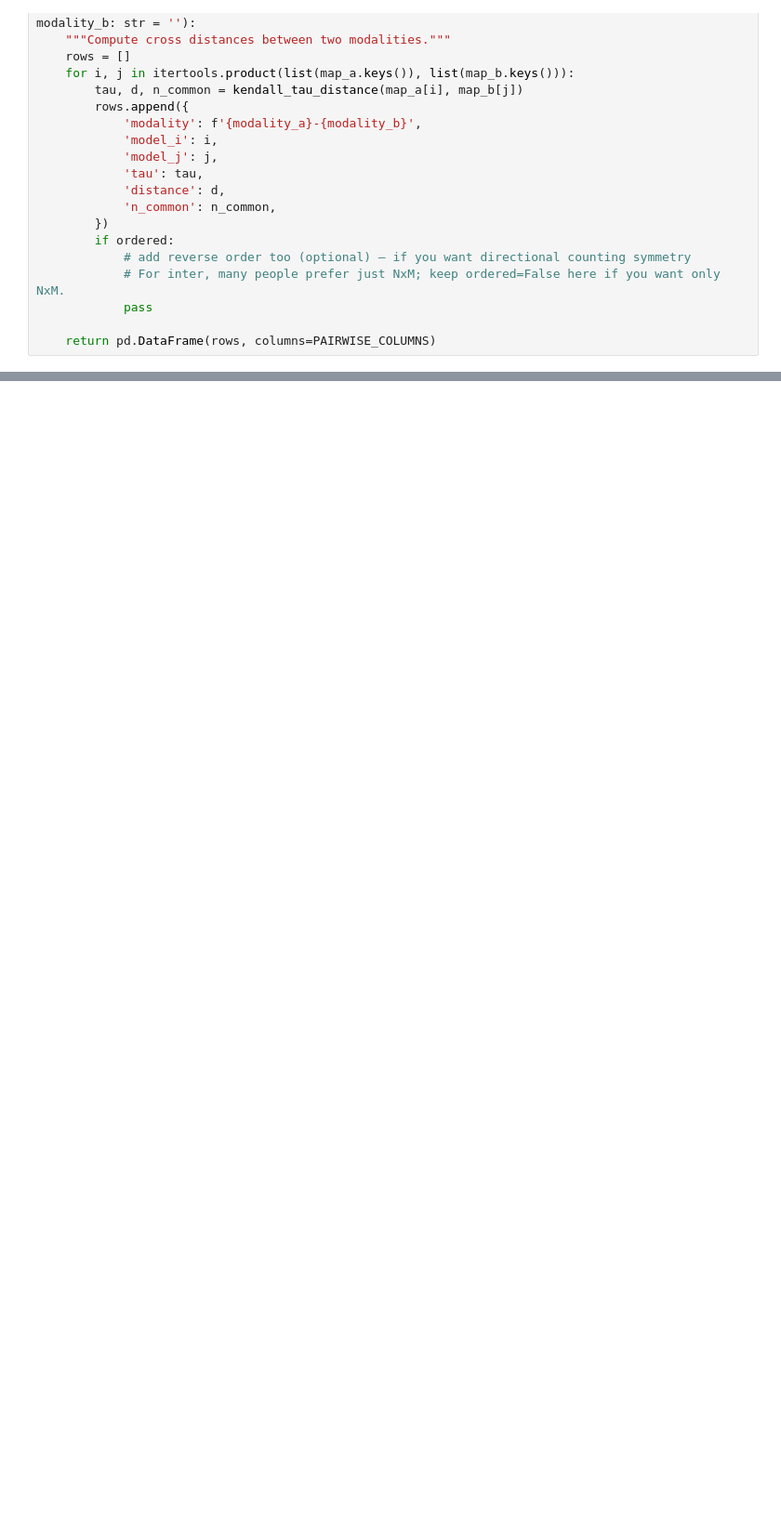
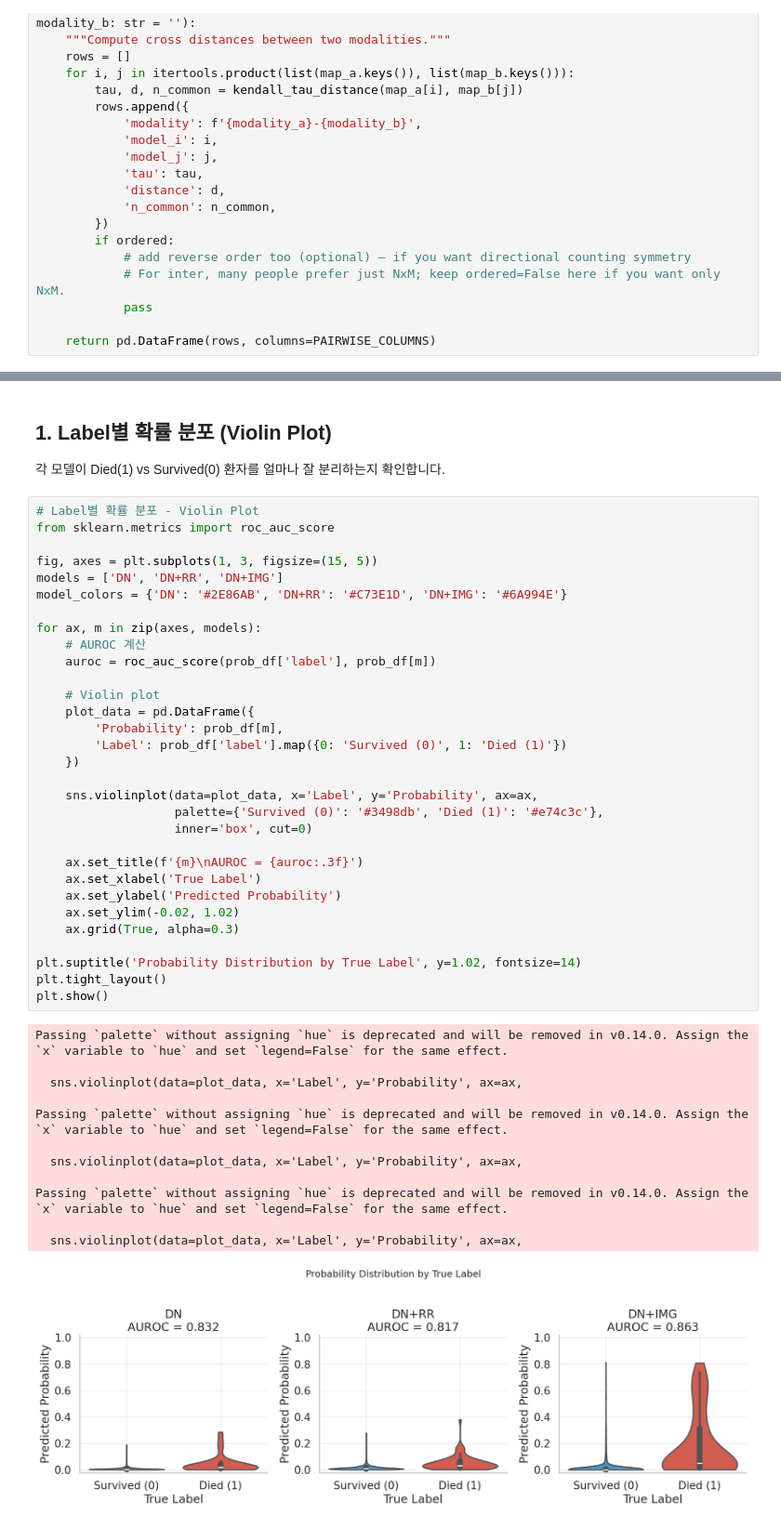
Before and after one commit to Chanwhistle/CXR_info_disparity, a Jupyter notebook: trained_models/tau_distance_visual.ipynb, the cells around one changed output, grey strips where cells are left out. Shown at 93% size. Saved outputs shown, nothing was run; the diff lists cells and outputs as text; blank space fills up the shorter version.

```diff
--- a/trained_models/tau_distance_visual.ipynb
+++ b/trained_models/tau_distance_visual.ipynb
@@ -298,0 +456,48 @@ plt.show()
+# %% [markdown]
+## 1. Label별 확률 분포 (Violin Plot)
+
+각 모델이 Died(1) vs Survived(0) 환자를 얼마나 잘 분리하는지 확인합니다.
+# %%
+# Label별 확률 분포 - Violin Plot
+from sklearn.metrics import roc_auc_score
+
+fig, axes = plt.subplots(1, 3, figsize=(15, 5))
+models = ['DN', 'DN+RR', 'DN+IMG']
+model_colors = {'DN': '#2E86AB', 'DN+RR': '#C73E1D', 'DN+IMG': '#6A994E'}
+
+for ax, m in zip(axes, models):
+    # AUROC 계산
+    auroc = roc_auc_score(prob_df['label'], prob_df[m])
+
+    # Violin plot
+    plot_data = pd.DataFrame({
+        'Probability': prob_df[m],
+        'Label': prob_df['label'].map({0: 'Survived (0)', 1: 'Died (1)'})
+    })
+
+    sns.violinplot(data=plot_data, x='Label', y='Probability', ax=ax,
+                   palette={'Survived (0)': '#3498db', 'Died (1)': '#e74c3c'},
+                   inner='box', cut=0)
+
+    ax.set_title(f'{m}\nAUROC = {auroc:.3f}')
+    ax.set_xlabel('True Label')
+    ax.set_ylabel('Predicted Probability')
+    ax.set_ylim(-0.02, 1.02)
+    ax.grid(True, alpha=0.3)
+
+plt.suptitle('Probability Distribution by True Label', y=1.02, fontsize=14)
+plt.tight_layout()
+plt.show()
+# %% [output]
+Passing `palette` without assigning `hue` is deprecated and will be removed in v0.14.0. Assign the `x` variable to `hue` and set `legend=False` for the same effect.
+
+  sns.violinplot(data=plot_data, x='Label', y='Probability', ax=ax,
+
+Passing `palette` without assigning `hue` is deprecated and will be removed in v0.14.0. Assign the `x` variable to `hue` and set `legend=False` for the same effect.
+
+  sns.violinplot(data=plot_data, x='Label', y='Probability', ax=ax,
+
+Passing `palette` without assigning `hue` is deprecated and will be removed in v0.14.0. Assign the `x` variable to `hue` and set `legend=False` for the same effect.
+
+  sns.violinplot(data=plot_data, x='Label', y='Probability', ax=ax,
+[figure, added]
```
Also changed, not shown: parts of 39 cells of this notebook, 8 other files.
